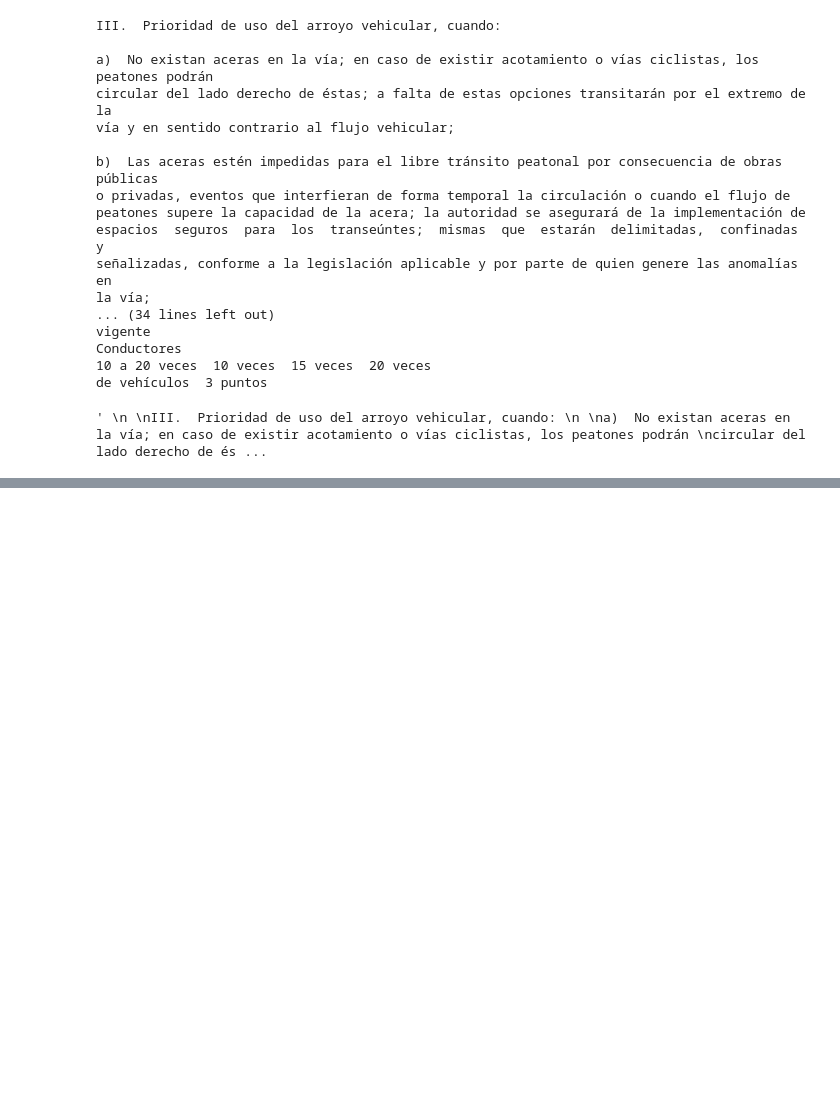
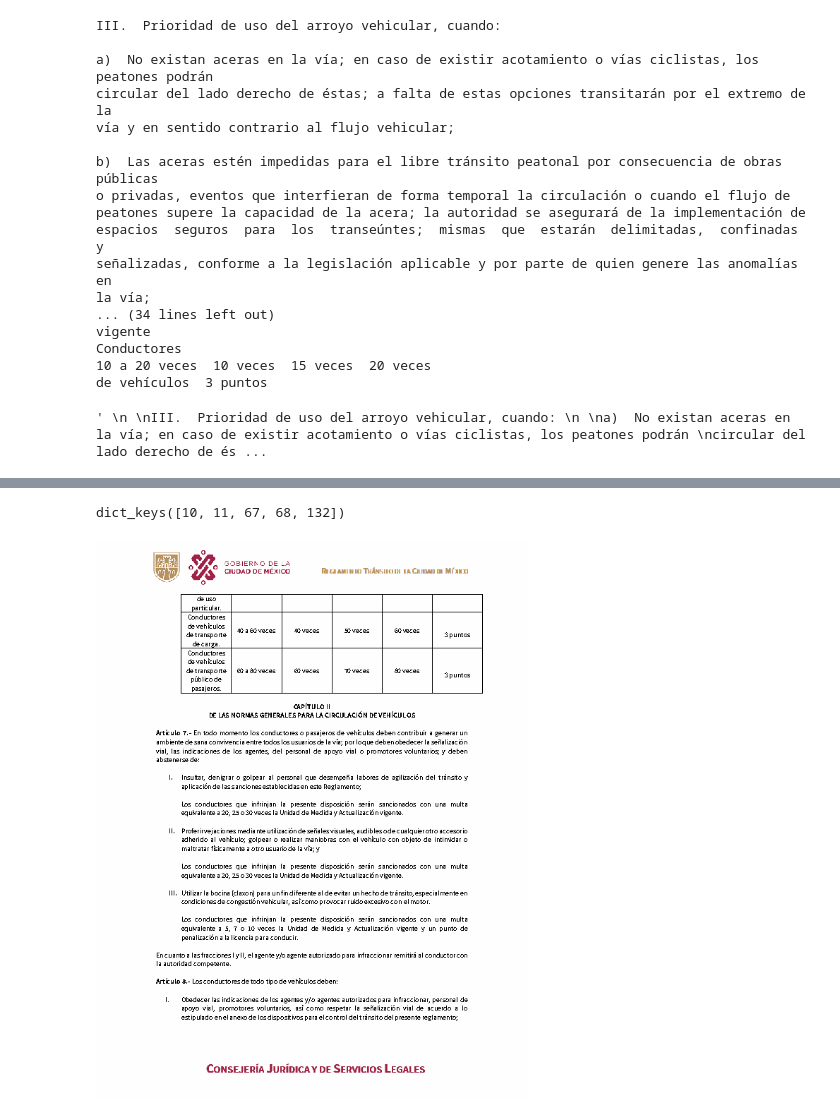
Before and after one commit to Gjloz009/rag_system_for_traffic_regulations_cdmx, a Jupyter notebook: transit.ipynb, the cells around one changed output, grey strips where cells are left out. Saved outputs shown, nothing was run; the diff lists cells and outputs as text; code cells hidden in the pictures; blank space fills up the shorter version.

```diff
--- a/transit.ipynb
+++ b/transit.ipynb
@@ -18,4 +18,4 @@ with pdfplumber.open(url) as pdf:
     for page in pdf.pages:
         table = page.find_table()
         if table is not None:
-            beta[page.page_number] = (page.crop(table.bbox),page.extract_table(table_settings))
+            beta[page.page_number] = (page.crop(table.bbox),page.extract_table(table_settings),page.to_image())
@@ -212,0 +158,8 @@ alpha[9]
+# %%
+beta.keys()
+# %% [output]
+dict_keys([10, 11, 67, 68, 132])
+# %%
+beta[11][2]
+# %% [output]
+[figure, added]
```
Also changed, not shown: parts of 42 cells of this notebook.
